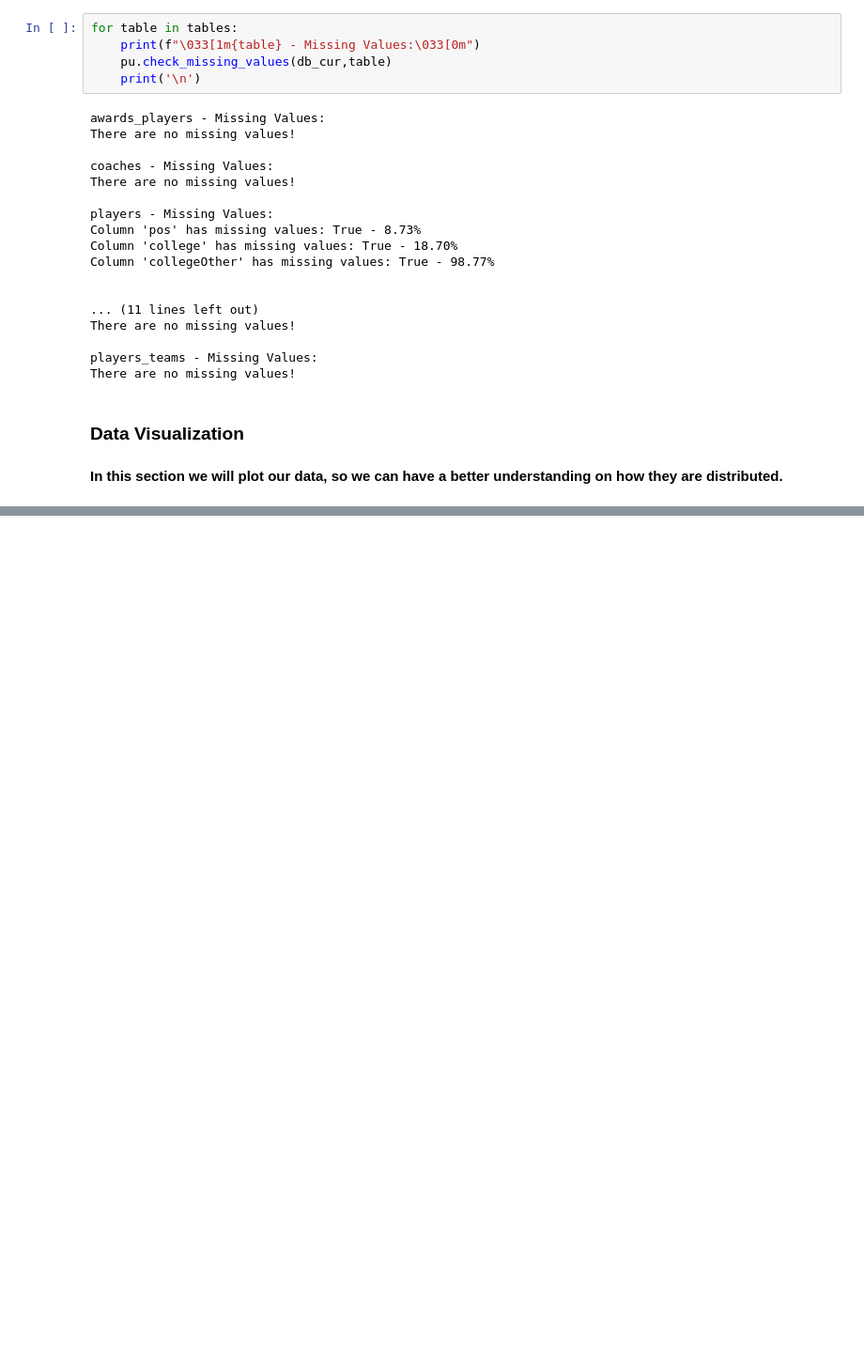
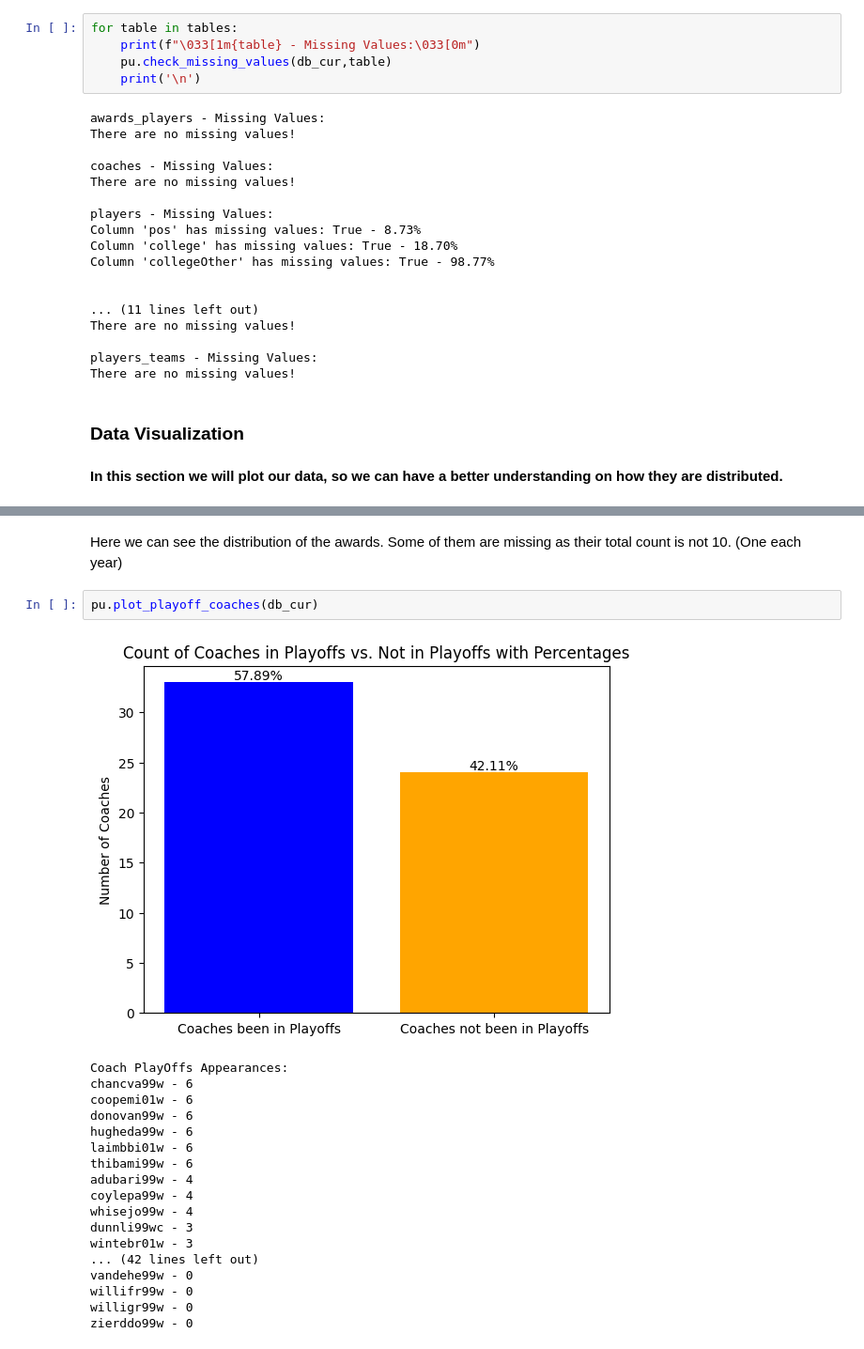
Before and after one commit to oliveira002/FEUP-AC, a Jupyter notebook: data_prep.ipynb, the cells around one changed output, grey strips where cells are left out. Shown at 94% size. Drawn from its saved outputs; the diff is of its cells as text; blank space fills up the shorter version.

```diff
--- a/data_prep.ipynb
+++ b/data_prep.ipynb
@@ -94,0 +95,23 @@ pu.plot_pie_diagram(db_cur,"award","awards_players","WNBA Player Awards")
+# %% [markdown]
+Here we can see the distribution of the awards. Some of them are missing as their total count is not 10. (One each year)
+# %%
+pu.plot_playoff_coaches(db_cur)
+# %% [output]
+[figure, added]
+Coach PlayOffs Appearances:
+chancva99w - 6
+coopemi01w - 6
+donovan99w - 6
+hugheda99w - 6
+laimbbi01w - 6
+thibami99w - 6
+adubari99w - 4
+coylepa99w - 4
+whisejo99w - 4
+dunnli99wc - 3
+wintebr01w - 3
+... (42 lines left out)
+vandehe99w - 0
+willifr99w - 0
+willigr99w - 0
+zierddo99w - 0
```
Also changed, not shown: parts of 1 cell of this notebook, 1 other file.
